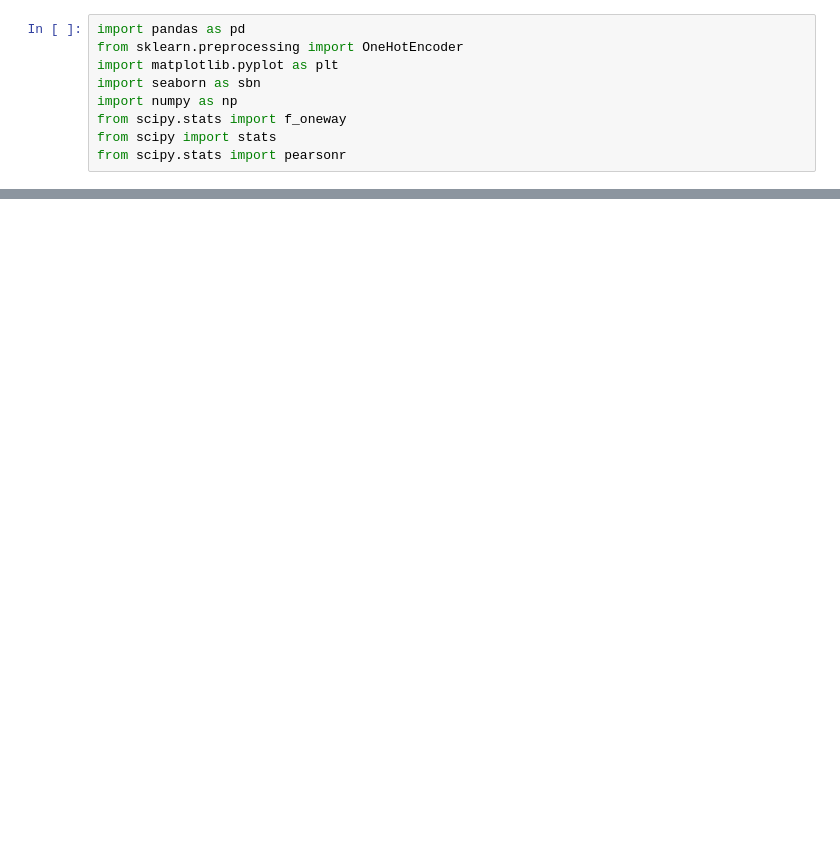
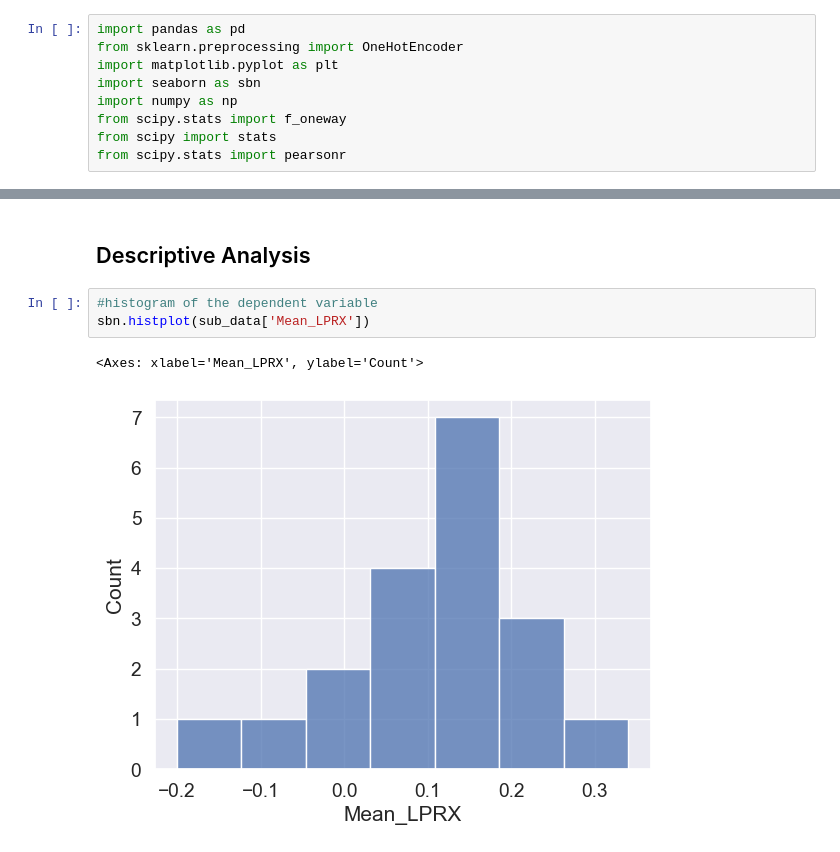
Before and after one commit to palolo02/ComputerVision, a Jupyter notebook: analysis.ipynb, the cells around one changed output, grey strips where cells are left out. Saved outputs shown, nothing was run; the diff lists cells and outputs as text; blank space fills up the shorter version.

```diff
--- a/analysis.ipynb
+++ b/analysis.ipynb
@@ -326,0 +88,8 @@ data
+# %% [markdown]
+## Descriptive Analysis
+# %%
+#histogram of the dependent variable
+sbn.histplot(sub_data['Mean_LPRX'])
+# %% [output]
+<Axes: xlabel='Mean_LPRX', ylabel='Count'>
+[figure, added]
```
Also changed, not shown: parts of 40 cells of this notebook, 1 other file.
